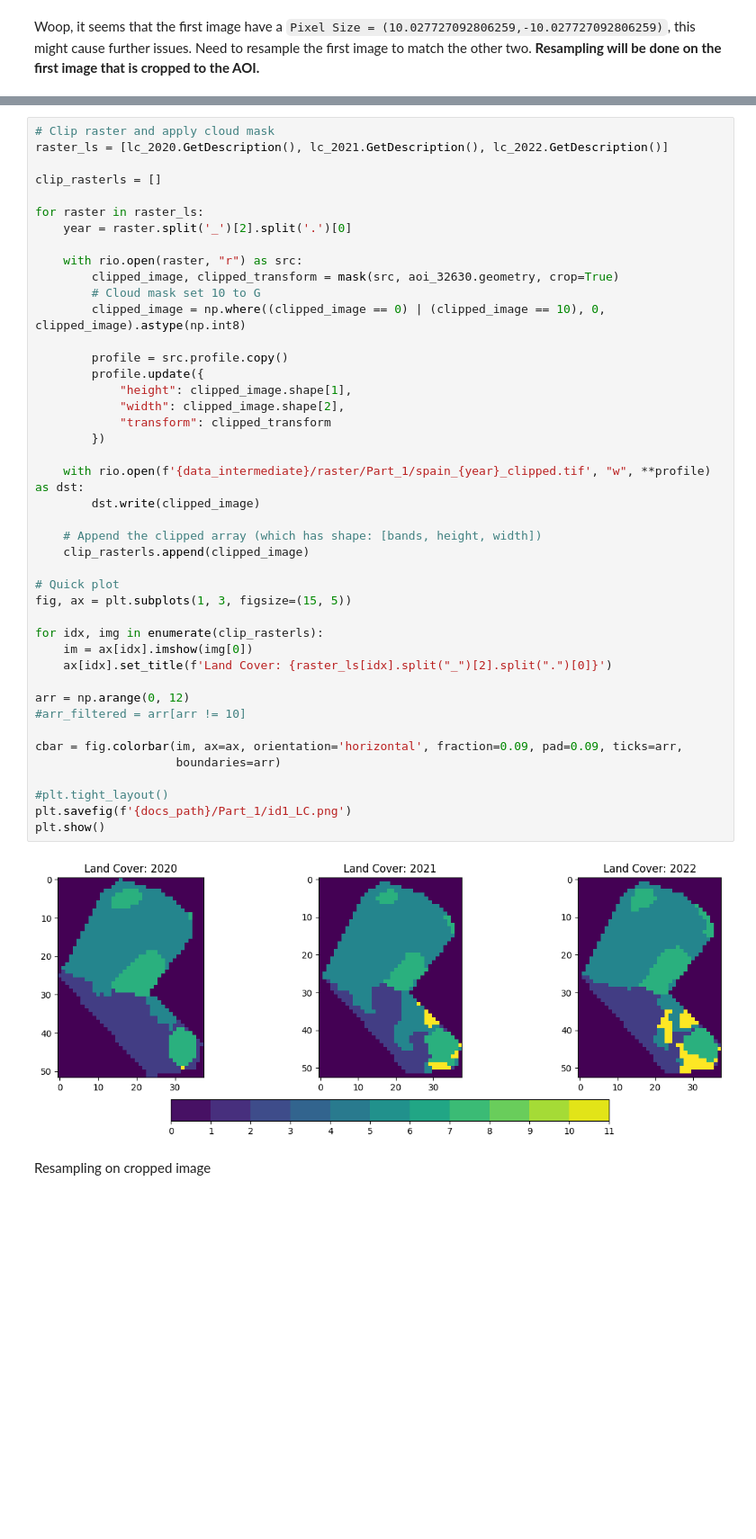
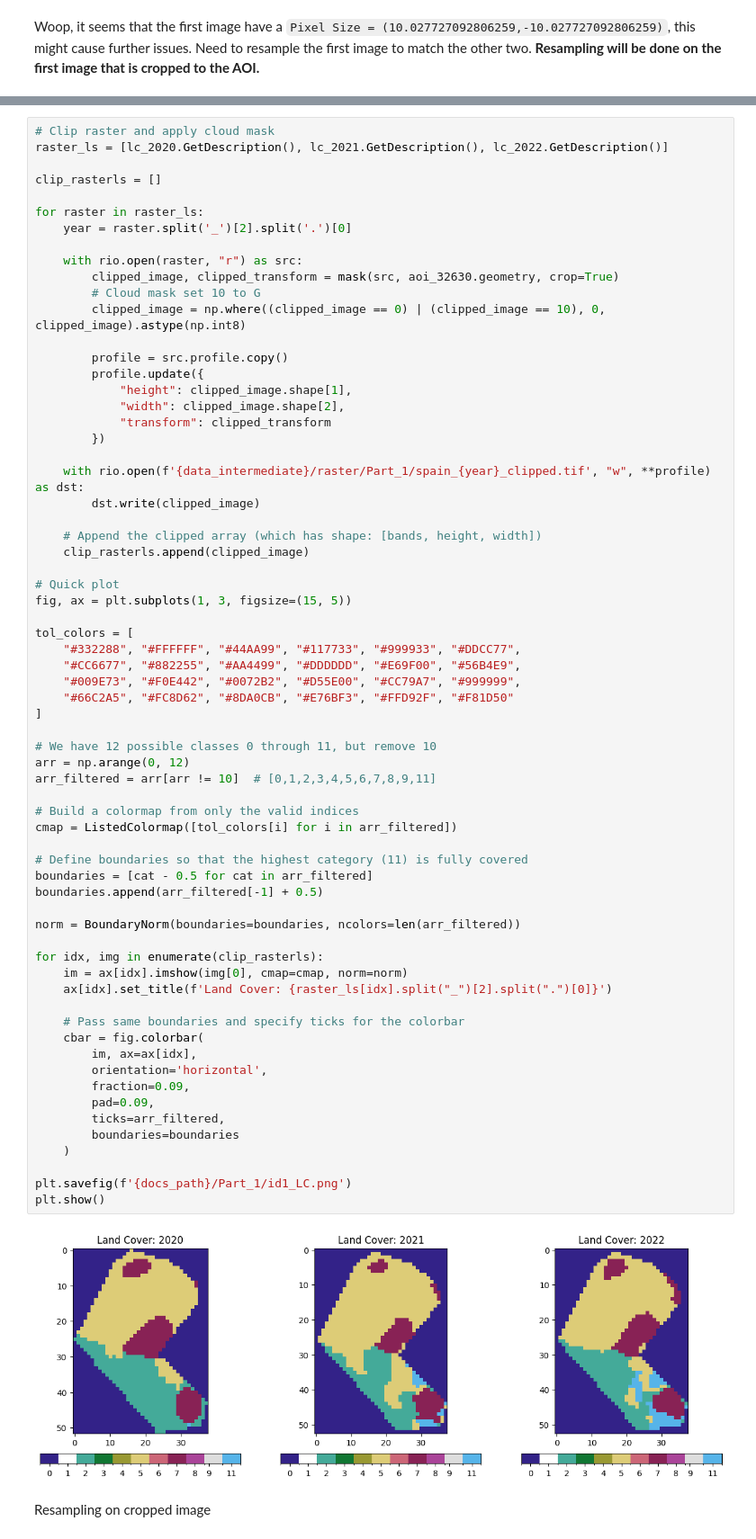
Before and after one commit to chrischank/Land-Cover-Change, a Jupyter notebook: notebooks/Part1_LCC.ipynb, the cells around one changed output, grey strips where cells are left out. Shown: that part at 90% size. Saved outputs shown, nothing was run; the diff lists cells and outputs as text; blank space fills up the shorter version.

Commit message:
fix(v0.1.5): LC and LCC color
LC and LCC color for notebook changed to colorblind categorical

```diff
--- a/notebooks/Part1_LCC.ipynb
+++ b/notebooks/Part1_LCC.ipynb
@@ -94,41 +95,64 @@ for raster in raster_ls:
     year = raster.split('_')[2].split('.')[0]
 
     with rio.open(raster, "r") as src:
         clipped_image, clipped_transform = mask(src, aoi_32630.geometry, crop=True)
         # Cloud mask set 10 to G
         clipped_image = np.where((clipped_image == 0) | (clipped_image == 10), 0, clipped_image).astype(np.int8)
 
         profile = src.profile.copy()
         profile.update({
             "height": clipped_image.shape[1],
             "width": clipped_image.shape[2],
             "transform": clipped_transform
         })
 
     with rio.open(f'{data_intermediate}/raster/Part_1/spain_{year}_clipped.tif', "w", **profile) as dst:
         dst.write(clipped_image)
 
     # Append the clipped array (which has shape: [bands, height, width])
     clip_rasterls.append(clipped_image)
 
 # Quick plot
 fig, ax = plt.subplots(1, 3, figsize=(15, 5))
 
+tol_colors = [
+    "#332288", "#FFFFFF", "#44AA99", "#117733", "#999933", "#DDCC77",
+    "#CC6677", "#882255", "#AA4499", "#DDDDDD", "#E69F00", "#56B4E9",
+    "#009E73", "#F0E442", "#0072B2", "#D55E00", "#CC79A7", "#999999",
+    "#66C2A5", "#FC8D62", "#8DA0CB", "#E76BF3", "#FFD92F", "#F81D50"
+]
+
+# We have 12 possible classes 0 through 11, but remove 10
+arr = np.arange(0, 12)
+arr_filtered = arr[arr != 10]  # [0,1,2,3,4,5,6,7,8,9,11]
+
+# Build a colormap from only the valid indices
+cmap = ListedColormap([tol_colors[i] for i in arr_filtered])
+
+# Define boundaries so that the highest category (11) is fully covered
+boundaries = [cat - 0.5 for cat in arr_filtered]
+boundaries.append(arr_filtered[-1] + 0.5)
+
+norm = BoundaryNorm(boundaries=boundaries, ncolors=len(arr_filtered))
+
 for idx, img in enumerate(clip_rasterls):
-    im = ax[idx].imshow(img[0])
+    im = ax[idx].imshow(img[0], cmap=cmap, norm=norm)
     ax[idx].set_title(f'Land Cover: {raster_ls[idx].split("_")[2].split(".")[0]}')
 
-arr = np.arange(0, 12)
-#arr_filtered = arr[arr != 10]
+    # Pass same boundaries and specify ticks for the colorbar
+    cbar = fig.colorbar(
+        im, ax=ax[idx],
+        orientation='horizontal',
+        fraction=0.09,
+        pad=0.09,
+        ticks=arr_filtered,
+        boundaries=boundaries
+    )
 
-cbar = fig.colorbar(im, ax=ax, orientation='horizontal', fraction=0.09, pad=0.09, ticks=arr,
-                    boundaries=arr)
-
-#plt.tight_layout()
 plt.savefig(f'{docs_path}/Part_1/id1_LC.png')
 plt.show()
 # %% [output]
-[figure, old version]
+[figure, new version]
 # %% [markdown]
 Resampling on cropped image
 # %%
```
Also changed, not shown: parts of 2 cells of this notebook, 2 other files.
